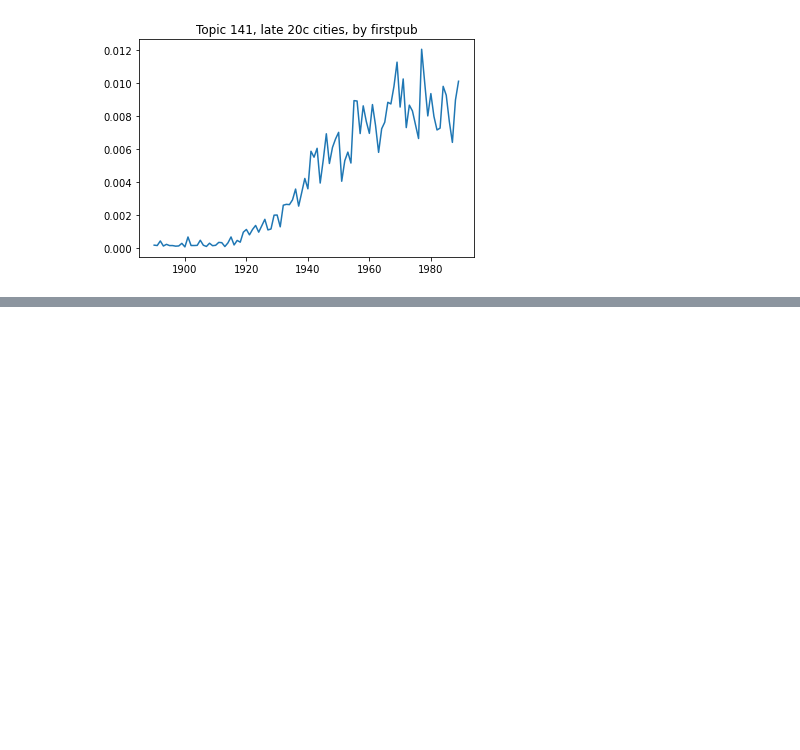
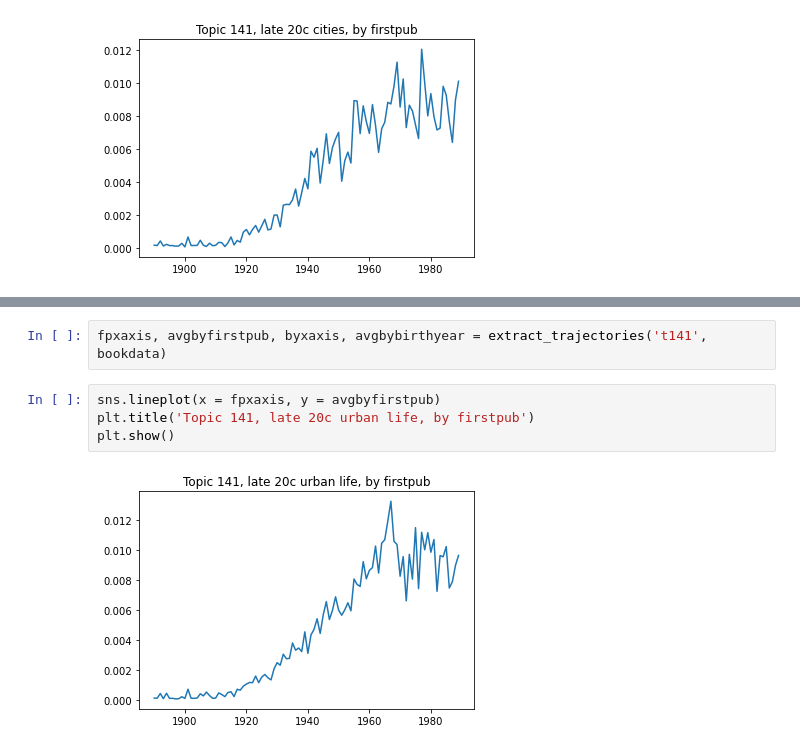
Before and after one commit to tedunderwood/period-cohort, a Jupyter notebook: regression/InterpretTopicResults.ipynb, the cells around one changed output, grey strips where cells are left out. Saved outputs shown, nothing was run; the diff lists cells and outputs as text; blank space fills up the shorter version.

```diff
--- a/regression/InterpretTopicResults.ipynb
+++ b/regression/InterpretTopicResults.ipynb
@@ -380,0 +436,8 @@ plt.show()
+# %%
+fpxaxis, avgbyfirstpub, byxaxis, avgbybirthyear = extract_trajectories('t141', bookdata)
+# %%
+sns.lineplot(x = fpxaxis, y = avgbyfirstpub)
+plt.title('Topic 141, late 20c urban life, by firstpub')
+plt.show()
+# %% [output]
+[figure, added]
```
Also changed, not shown: parts of 21 cells of this notebook, 2 other files.
